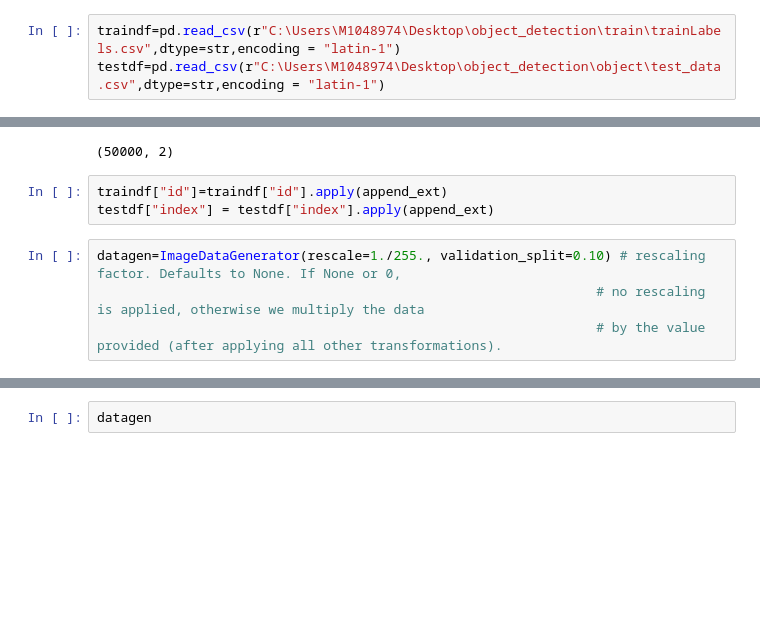
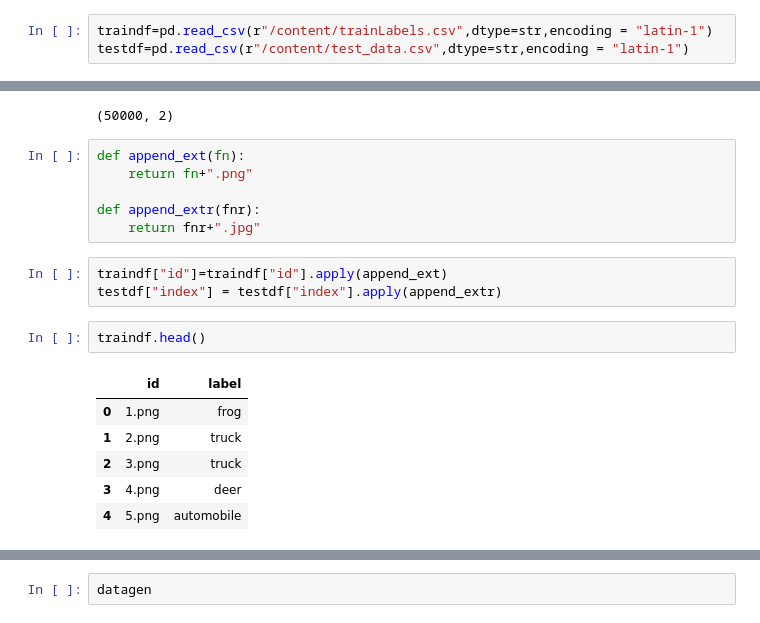
Before and after one commit to sasankmindtree/Intel_openvino, a Jupyter notebook: Untitled33.ipynb, the cells around one changed output, grey strips where cells are left out. Drawn from its saved outputs; the diff is of its cells as text; blank space fills up the shorter version.

```diff
--- a/Untitled33.ipynb
+++ b/Untitled33.ipynb
@@ -21,14 +60,25 @@ def append_ext(fn):
 # %%
-traindf=pd.read_csv(r"C:\Users\M1048974\Desktop\object_detection\train\trainLabels.csv",dtype=str,encoding = "latin-1")
-testdf=pd.read_csv(r"C:\Users\M1048974\Desktop\object_detection\object\test_data.csv",dtype=str,encoding = "latin-1")
+traindf=pd.read_csv(r"/content/trainLabels.csv",dtype=str,encoding = "latin-1")
+testdf=pd.read_csv(r"/content/test_data.csv",dtype=str,encoding = "latin-1")
 # %%
 traindf.shape
 # %% [output]
 (50000, 2)
+# %%
+def append_ext(fn):
+    return fn+".png"
+
+def append_extr(fnr):
+    return fnr+".jpg"
 # %%
 traindf["id"]=traindf["id"].apply(append_ext)
-testdf["index"] = testdf["index"].apply(append_ext)
+testdf["index"] = testdf["index"].apply(append_extr)
-# %%
-datagen=ImageDataGenerator(rescale=1./255., validation_split=0.10) # rescaling factor. Defaults to None. If None or 0,
-                                                                # no rescaling is applied, otherwise we multiply the data
-                                                                # by the value provided (after applying all other transformations).
+# %%
+traindf.head()
+# %% [output]
+|  | id | label |
+| 0 | 1.png | frog |
+| 1 | 2.png | truck |
+| 2 | 3.png | truck |
+| 3 | 4.png | deer |
+| 4 | 5.png | automobile |
```
Also changed, not shown: parts of 23 cells of this notebook.
